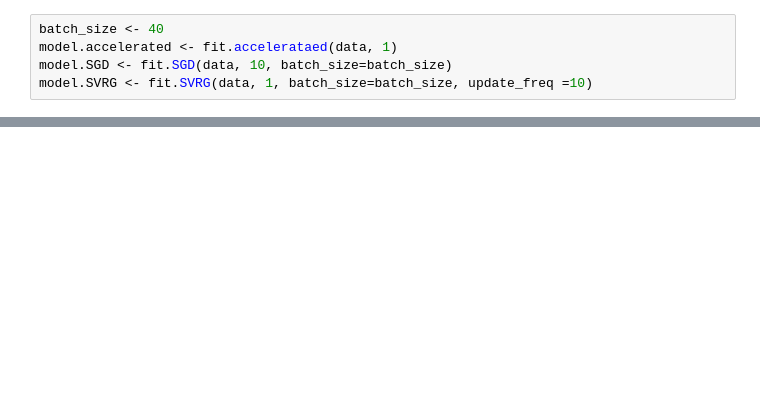
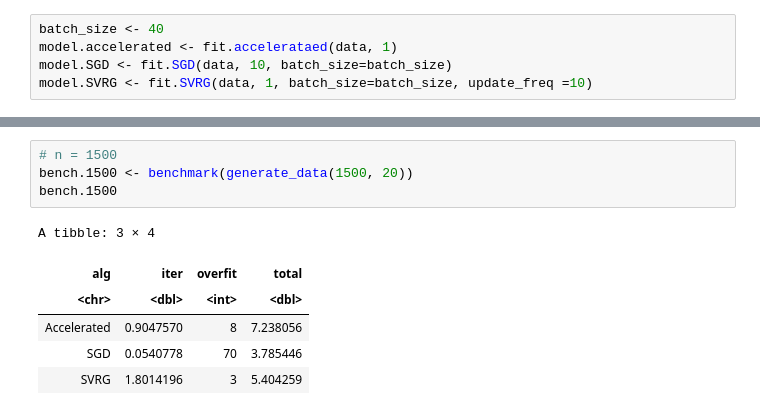
Before and after one commit to borab96/computational-statistics, a Jupyter notebook: GD/StochasticLogisticRegression.ipynb, the cells around one changed output, grey strips where cells are left out. Drawn from its saved outputs; the diff is of its cells as text; blank space fills up the shorter version.

```diff
--- a/GD/StochasticLogisticRegression.ipynb
+++ b/GD/StochasticLogisticRegression.ipynb
@@ -158,0 +264,11 @@ data$beta
+# %%
+# n = 1500
+bench.1500 <- benchmark(generate_data(1500, 20))
+bench.1500
+# %% [output]
+A tibble: 3 × 4
+| alg | iter | overfit | total |
+| <chr> | <dbl> | <int> | <dbl> |
+| Accelerated | 0.9047570 | 8 | 7.238056 |
+| SGD | 0.0540778 | 70 | 3.785446 |
+| SVRG | 1.8014196 | 3 | 5.404259 |
```
Also changed, not shown: parts of 17 cells of this notebook.
